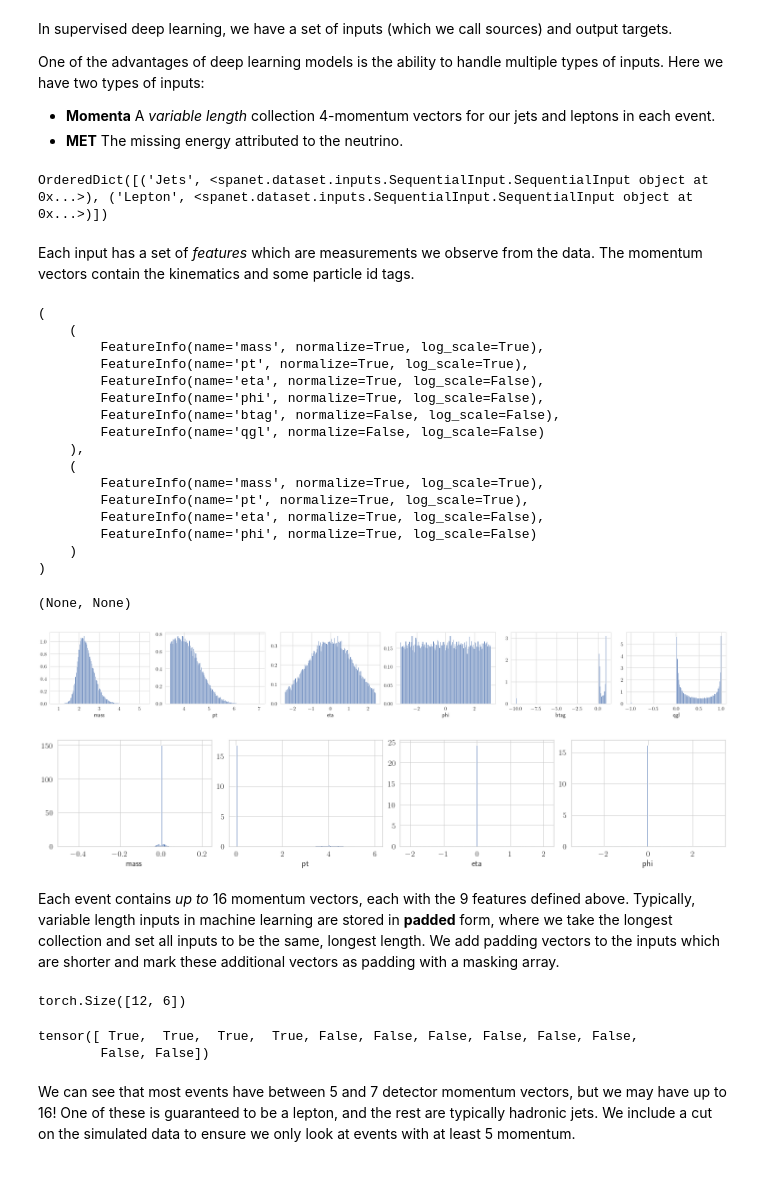
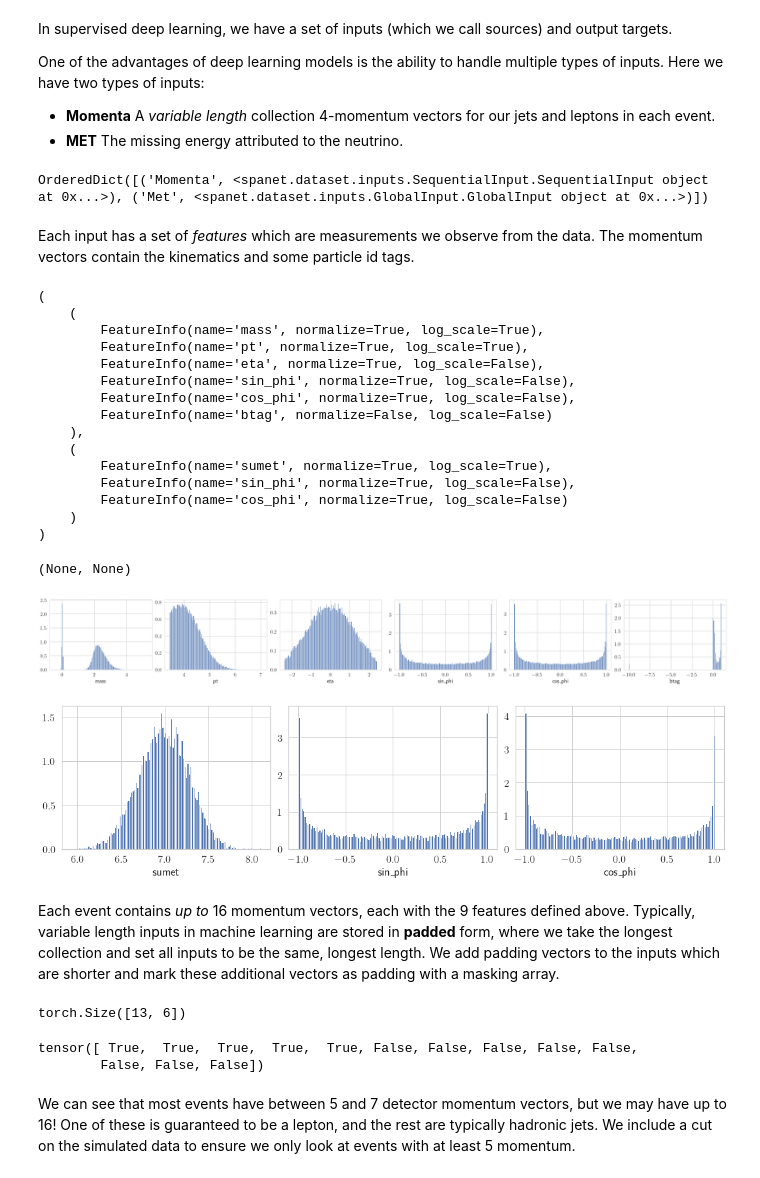
Before and after one commit to pnnoc/IRIS-HEP, a Jupyter notebook: Demo.ipynb, the cells around one changed output. Saved outputs shown, nothing was run; the diff lists cells and outputs as text; code cells hidden in the pictures.

```diff
--- a/Demo.ipynb
+++ b/Demo.ipynb
@@ -27,6 +27,6 @@ Deep Learning typically has many hyper-parameters that define the structure of t
 - **Layer Count** The number of various hidden layers in the network. Used to balance the power of the network with over-fitting potential.
 - **Learning Rate** The coefficient controlling the size of gradient updates during training.
 # %%
-options = Options.load("options_modified.json")
+options = Options.load("options.json")
 options.display()
 # %% [output]
@@ -84,56 +84,55 @@ One of the advantages of deep learning models is the ability to handle multiple
 - **Momenta** A *variable length* collection 4-momentum vectors for our jets and leptons in each event.
 - **MET** The missing energy attributed to the neutrino.
 # %%
-# momenta = model.training_dataset.sources["Momenta"]
-# met = model.training_dataset.sources["Met"]
+momenta = model.training_dataset.sources["Momenta"]
+met = model.training_dataset.sources["Met"]
 
-Jets = model.training_dataset.sources['Jets']
-Lepton = model.training_dataset.sources['Lepton']
+# Jets = model.training_dataset.sources['Jets']
+# Lepton = model.training_dataset.sources['Lepton']
 
 model.training_dataset.sources
 # %% [output]
-OrderedDict([('Jets', <spanet.dataset.inputs.SequentialInput.SequentialInput object at 0x...>), ('Lepton', <spanet.dataset.inputs.SequentialInput.SequentialInput object at 0x...>)])
+OrderedDict([('Momenta', <spanet.dataset.inputs.SequentialInput.SequentialInput object at 0x...>), ('Met', <spanet.dataset.inputs.GlobalInput.GlobalInput object at 0x...>)])
 # %% [markdown]
 Each input has a set of *features* which are measurements we observe from the data. The momentum vectors contain the kinematics and some particle id tags.
 # %%
-# momenta.input_features, met.input_features
-Jets.input_features, Lepton.input_features
+momenta.input_features, met.input_features
+# Jets.input_features, Lepton.input_features
 # %% [output]
 (
     (
         FeatureInfo(name='mass', normalize=True, log_scale=True),
         FeatureInfo(name='pt', normalize=True, log_scale=True),
         FeatureInfo(name='eta', normalize=True, log_scale=False),
-        FeatureInfo(name='phi', normalize=True, log_scale=False),
-        FeatureInfo(name='btag', normalize=False, log_scale=False),
-        FeatureInfo(name='qgl', normalize=False, log_scale=False)
+        FeatureInfo(name='sin_phi', normalize=True, log_scale=False),
+        FeatureInfo(name='cos_phi', normalize=True, log_scale=False),
+        FeatureInfo(name='btag', normalize=False, log_scale=False)
     ),
     (
-        FeatureInfo(name='mass', normalize=True, log_scale=True),
-        FeatureInfo(name='pt', normalize=True, log_scale=True),
-        FeatureInfo(name='eta', normalize=True, log_scale=False),
-        FeatureInfo(name='phi', normalize=True, log_scale=False)
+        FeatureInfo(name='sumet', normalize=True, log_scale=True),
+        FeatureInfo(name='sin_phi', normalize=True, log_scale=False),
+        FeatureInfo(name='cos_phi', normalize=True, log_scale=False)
     )
 )
 # %%
-plot_input(Jets), plot_input(Lepton)
+plot_input(momenta), plot_input(met)
 # %% [output]
 (None, None)
-[figure, old version]
+[figure, new version]
-[figure, old version]
+[figure, new version]
 # %% [markdown]
 Each event contains *up to* 16 momentum vectors, each with the 9 features defined above.  Typically, variable length inputs in machine learning are stored in **padded** form, where we take the longest collection and set all inputs to be the same, longest length. We add padding vectors to the inputs which are shorter and mark these additional vectors as padding with a masking array.
 # %%
-# momenta[0].data.shape #momenta[idx], event_idx
-Jets[0].data.shape
+momenta[0].data.shape #momenta[idx], event_idx
+# Jets[0].data.shape
 # %% [output]
-torch.Size([12, 6])
+torch.Size([13, 6])
 # %%
-# momenta[0].mask
-Jets[0].mask
+momenta[0].mask
+# Jets[0].mask
 # %% [output]
-tensor([ True,  True,  True,  True, False, False, False, False, False, False,
-        False, False])
+tensor([ True,  True,  True,  True,  True, False, False, False, False, False,
+        False, False, False])
 # %% [markdown]
 We can see that most events have between 5 and 7 detector momentum vectors, but we may have up to 16! One of these is guaranteed to be a lepton, and the rest are typically hadronic jets. We include a cut on the simulated data to ensure we only look at events with at least 5 momentum.
 # %%
```
Also changed, not shown: parts of 17 cells of this notebook.
